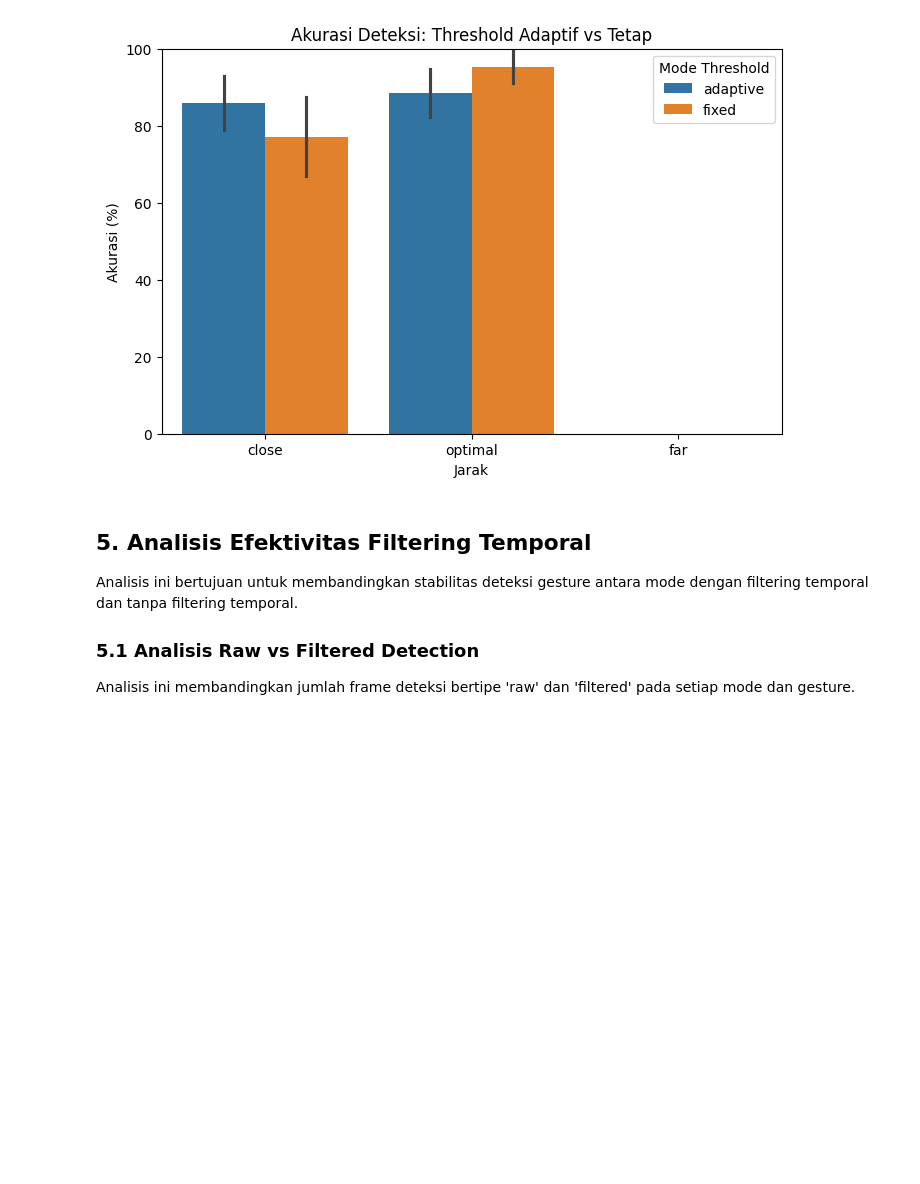
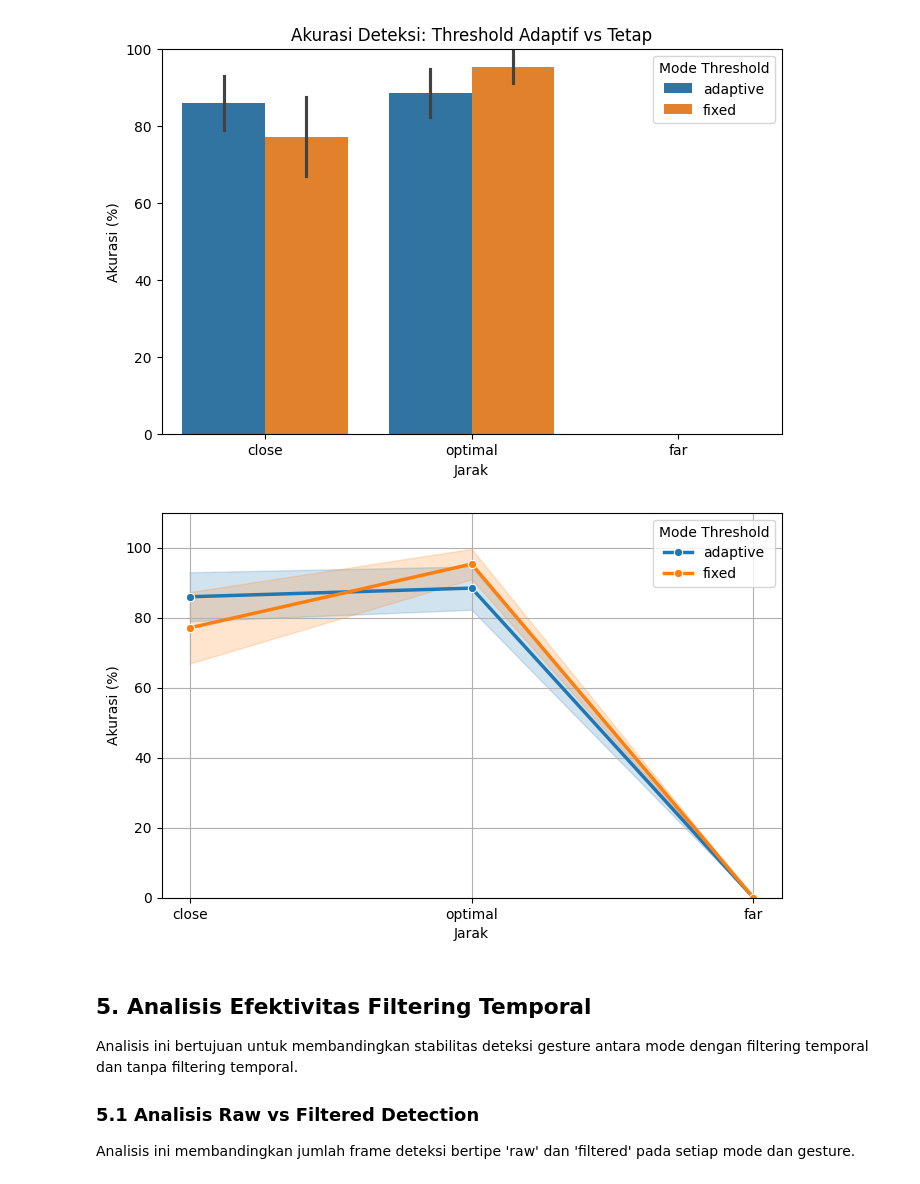
Before and after one commit to Blindheroes/test-hand-modul-TA, a Jupyter notebook: analisis_data_pengujian.ipynb, the cells around one changed output. Saved outputs shown, nothing was run; the diff lists cells and outputs as text; code cells hidden in the pictures; blank space fills up the shorter version.

```diff
--- a/analisis_data_pengujian.ipynb
+++ b/analisis_data_pengujian.ipynb
@@ -207,6 +245,19 @@ plt.legend(title='Mode Threshold')
 plt.show()
 # %% [output]
 [figure]
+# %%
+# buatkan grafik garis tebal tanpa judul. Grafik Perbandingan Akurasi Threshold Adaptive dan Threshold Fixed
+
+plt.figure(figsize=(8,5))
+sns.lineplot(data=threshold_summary, x='distance', y='accuracy', hue='mode', marker='o', linewidth=2.5)
+plt.ylabel('Akurasi (%)')
+plt.xlabel('Jarak')
+plt.ylim(0, 110)  # memberikan padding di atas nilai 100%
+plt.legend(title='Mode Threshold')
+plt.grid(True)
+plt.show()
+# %% [output]
+[figure, added]
 # %% [markdown]
 ## 5. Analisis Efektivitas Filtering Temporal
 
```
Also changed, not shown: parts of 4 cells of this notebook, 19 other files.
